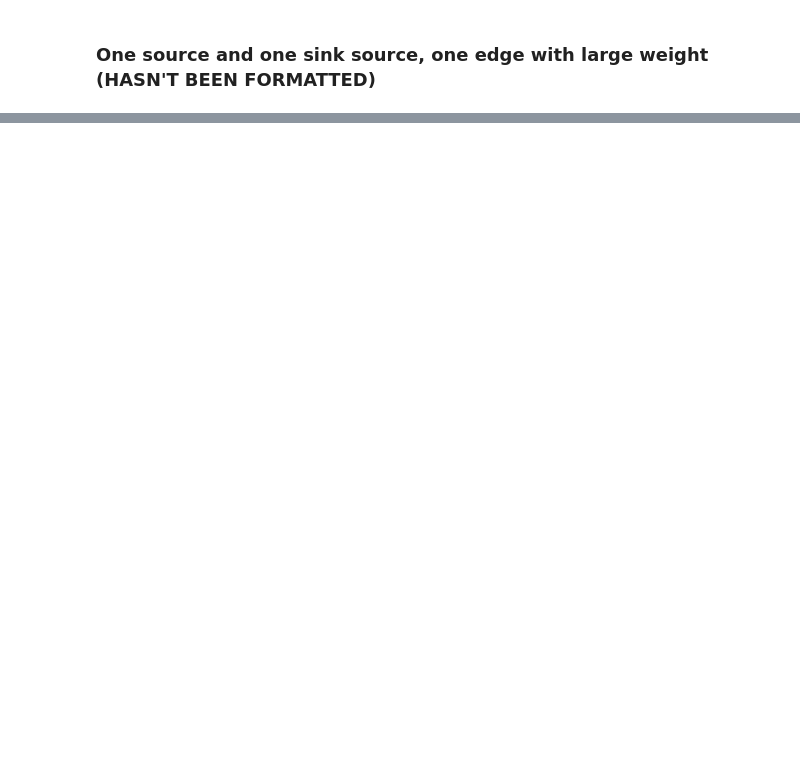
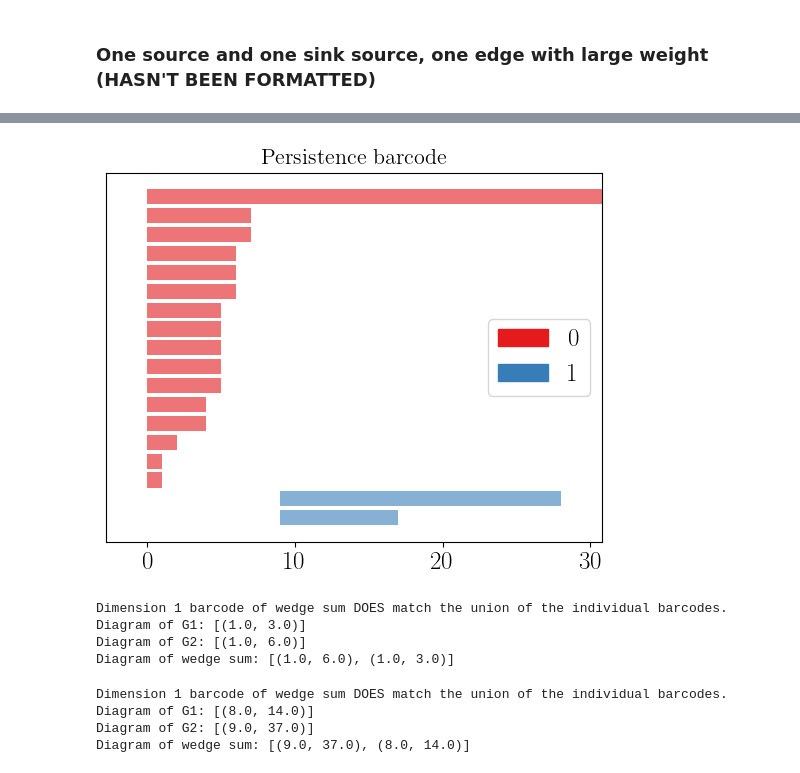
Before and after one commit to bdjones13/MRC2024, a Jupyter notebook: cycleExperiments.ipynb, the cells around one changed output, grey strips where cells are left out. Drawn from its saved outputs; the diff is of its cells as text; code cells hidden in the pictures; blank space fills up the shorter version.

```diff
--- a/cycleExperiments.ipynb
+++ b/cycleExperiments.ipynb
@@ -909,0 +977,5 @@ dgmwtnotcycle
+# %%
+gd.plot_persistence_barcode(dgms)
+plt.show()
+# %% [output]
+[figure, added]
@@ -909,0 +1012,21 @@ dgmwtnotcycle
+# %%
+n1 = 5
+n2 = 12
+G1 = nx.cycle_graph(n1, create_using=nx.DiGraph)
+G2 = nx.cycle_graph(n2, create_using=nx.DiGraph)
+
+dgms_dim1  = wedge_barcode_differences(G1, G2, weighted=True)
+# %% [output]
+Dimension 1 barcode of wedge sum DOES match the union of the individual barcodes.
+Diagram of G1: [(1.0, 3.0)]
+Diagram of G2: [(1.0, 6.0)]
+Diagram of wedge sum: [(1.0, 6.0), (1.0, 3.0)]
+# %%
+weightedG1 = weight_graph(G1, np.random.randint, 1, 10)
+weightedG2 = weight_graph(G2, np.random.randint, 1, 10)
+dgms_dim1_weighted = wedge_barcode_differences(weightedG1, weightedG2, weighted=True)
+# %% [output]
+Dimension 1 barcode of wedge sum DOES match the union of the individual barcodes.
+Diagram of G1: [(8.0, 14.0)]
+Diagram of G2: [(9.0, 37.0)]
+Diagram of wedge sum: [(9.0, 37.0), (8.0, 14.0)]
```
Also changed, not shown: parts of 32 cells of this notebook.
